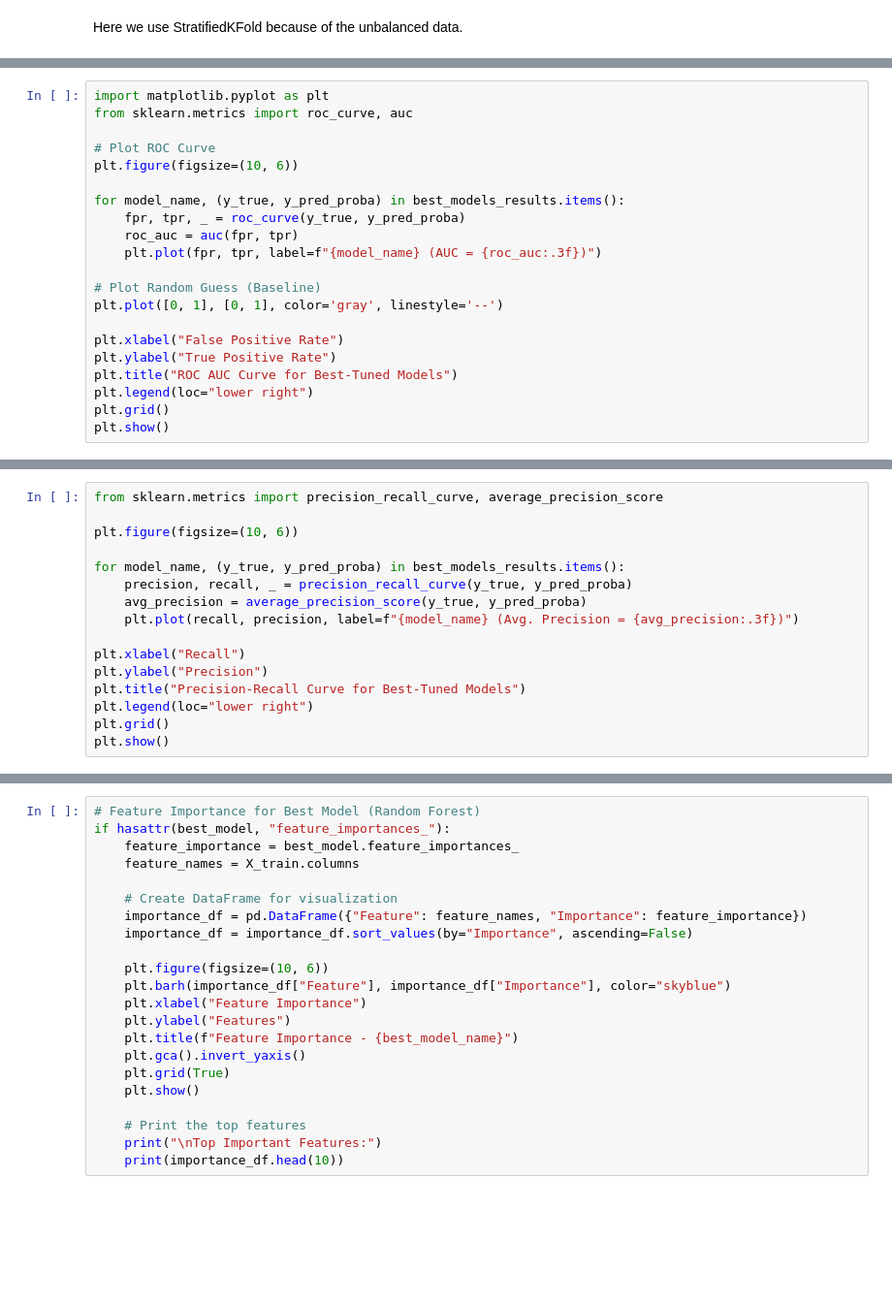
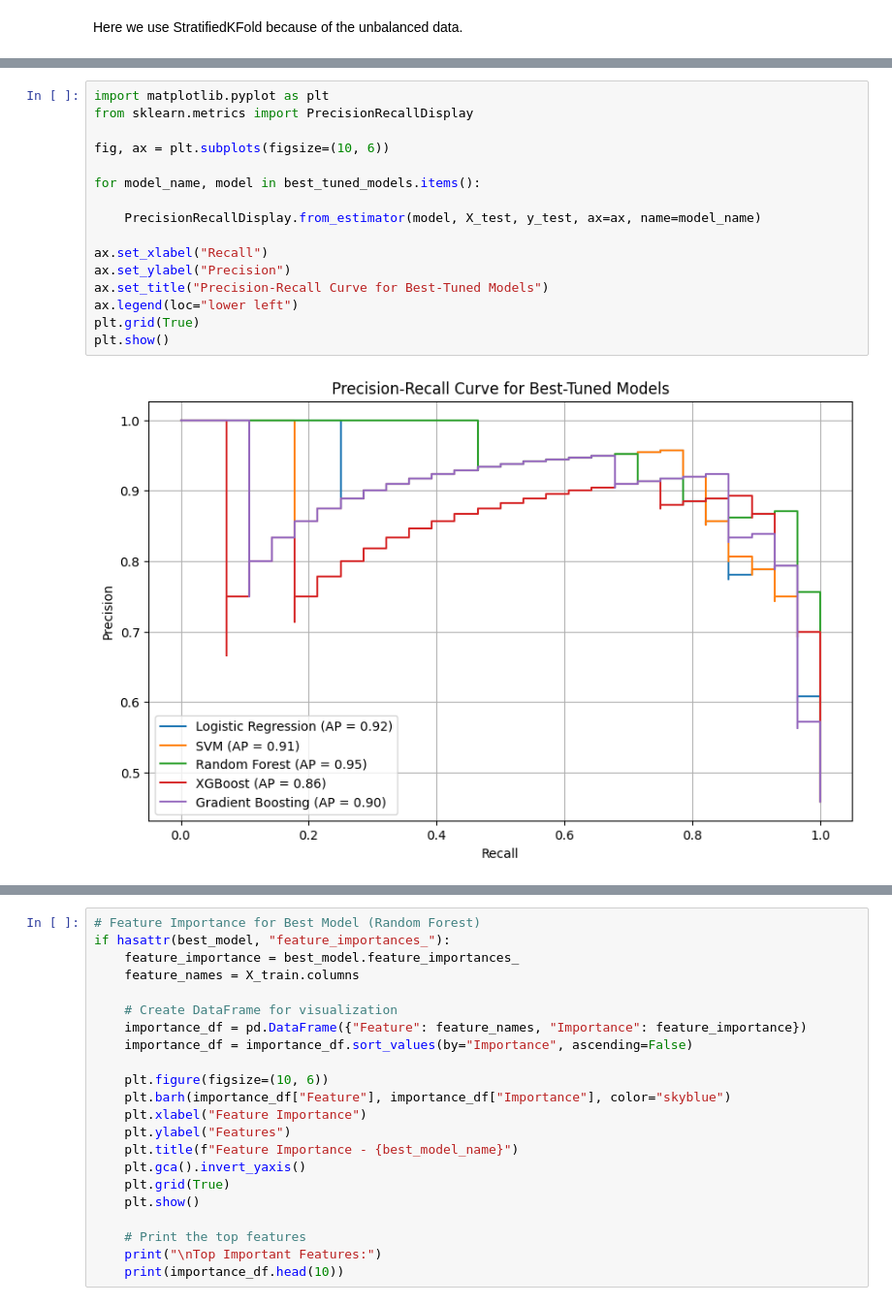
Before and after one commit to negilbabu/Heart-Disease-Prediction-Ai-, a Jupyter notebook: HeartDiseasePrediction.ipynb, the cells around one changed output, grey strips where cells are left out. Shown at 97% size. Cells and saved outputs as stored; diff of their text form; blank space fills up the shorter version.

```diff
--- a/HeartDiseasePrediction.ipynb
+++ b/HeartDiseasePrediction.ipynb
@@ -1103,21 +1030,0 @@ plt.show()
-# %%
-import matplotlib.pyplot as plt
-from sklearn.metrics import roc_curve, auc
-
-# Plot ROC Curve
-plt.figure(figsize=(10, 6))
-
-for model_name, (y_true, y_pred_proba) in best_models_results.items():
-    fpr, tpr, _ = roc_curve(y_true, y_pred_proba)
-    roc_auc = auc(fpr, tpr)
-    plt.plot(fpr, tpr, label=f"{model_name} (AUC = {roc_auc:.3f})")
-
-# Plot Random Guess (Baseline)
-plt.plot([0, 1], [0, 1], color='gray', linestyle='--')
-
-plt.xlabel("False Positive Rate")
-plt.ylabel("True Positive Rate")
-plt.title("ROC AUC Curve for Best-Tuned Models")
-plt.legend(loc="lower right")
-plt.grid()
-plt.show()
@@ -1126,16 +1037,18 @@ plt.show()
 # %%
-from sklearn.metrics import precision_recall_curve, average_precision_score
+import matplotlib.pyplot as plt
+from sklearn.metrics import PrecisionRecallDisplay
 
-plt.figure(figsize=(10, 6))
+fig, ax = plt.subplots(figsize=(10, 6))
 
-for model_name, (y_true, y_pred_proba) in best_models_results.items():
-    precision, recall, _ = precision_recall_curve(y_true, y_pred_proba)
-    avg_precision = average_precision_score(y_true, y_pred_proba)
-    plt.plot(recall, precision, label=f"{model_name} (Avg. Precision = {avg_precision:.3f})")
+for model_name, model in best_tuned_models.items():
 
-plt.xlabel("Recall")
-plt.ylabel("Precision")
-plt.title("Precision-Recall Curve for Best-Tuned Models")
-plt.legend(loc="lower right")
-plt.grid()
+    PrecisionRecallDisplay.from_estimator(model, X_test, y_test, ax=ax, name=model_name)
+
+ax.set_xlabel("Recall")
+ax.set_ylabel("Precision")
+ax.set_title("Precision-Recall Curve for Best-Tuned Models")
+ax.legend(loc="lower left")
+plt.grid(True)
 plt.show()
+# %% [output]
+[figure, added]
```
Also changed, not shown: parts of 15 cells of this notebook.
